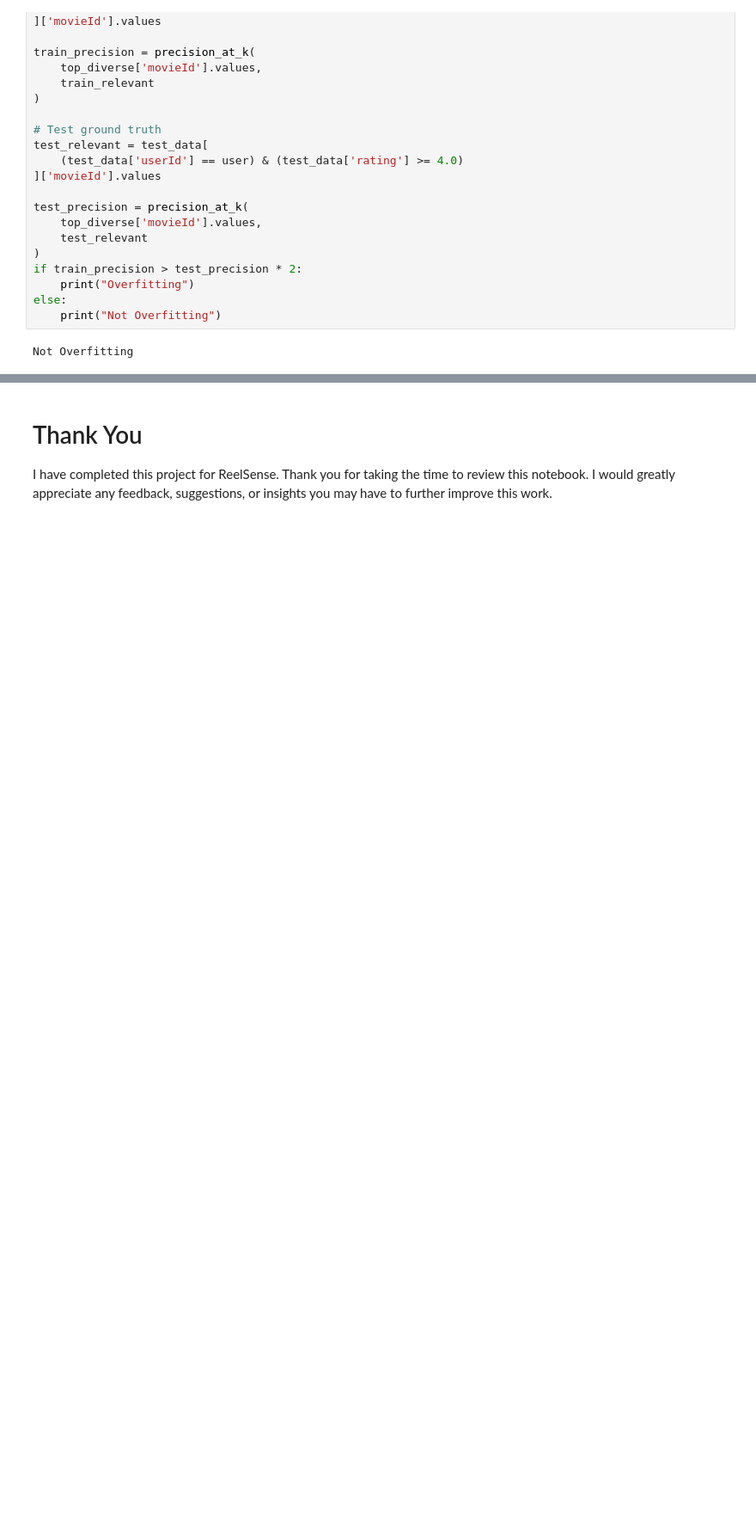
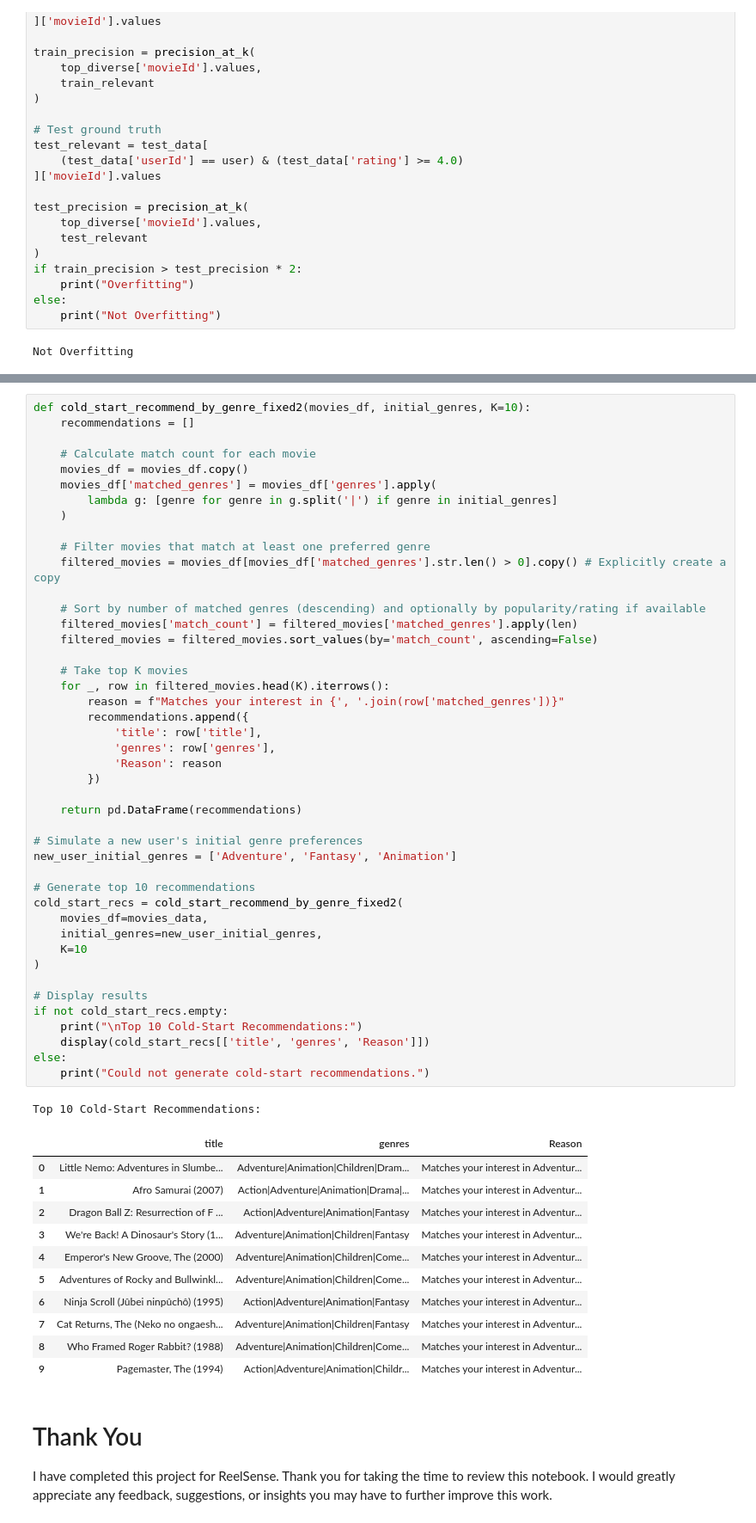
Before and after one commit to dhanashrishah1306-svg/Hackathon_-Brain_Dead-, a Jupyter notebook: Copy_of_Brain_Dead.ipynb, the cells around one changed output, grey strips where cells are left out. Shown at 86% size. Drawn from its saved outputs; the diff is of its cells as text; blank space fills up the shorter version.

Commit message:
Added cold-start function

```diff
--- a/Copy_of_Brain_Dead.ipynb
+++ b/Copy_of_Brain_Dead.ipynb
@@ -1162,3 +1174,60 @@ Not Overfitting
+# %%
+def cold_start_recommend_by_genre_fixed2(movies_df, initial_genres, K=10):
+    recommendations = []
+
+    # Calculate match count for each movie
+    movies_df = movies_df.copy()
+    movies_df['matched_genres'] = movies_df['genres'].apply(
+        lambda g: [genre for genre in g.split('|') if genre in initial_genres]
+    )
+
+    # Filter movies that match at least one preferred genre
+    filtered_movies = movies_df[movies_df['matched_genres'].str.len() > 0].copy() # Explicitly create a copy
+
+    # Sort by number of matched genres (descending) and optionally by popularity/rating if available
+    filtered_movies['match_count'] = filtered_movies['matched_genres'].apply(len)
+    filtered_movies = filtered_movies.sort_values(by='match_count', ascending=False)
+
+    # Take top K movies
+    for _, row in filtered_movies.head(K).iterrows():
+        reason = f"Matches your interest in {', '.join(row['matched_genres'])}"
+        recommendations.append({
+            'title': row['title'],
+            'genres': row['genres'],
+            'Reason': reason
+        })
+
+    return pd.DataFrame(recommendations)
+
+# Simulate a new user's initial genre preferences
+new_user_initial_genres = ['Adventure', 'Fantasy', 'Animation']
+
+# Generate top 10 recommendations
+cold_start_recs = cold_start_recommend_by_genre_fixed2(
+    movies_df=movies_data,
+    initial_genres=new_user_initial_genres,
+    K=10
+)
+
+# Display results
+if not cold_start_recs.empty:
+    print("\nTop 10 Cold-Start Recommendations:")
+    display(cold_start_recs[['title', 'genres', 'Reason']])
+else:
+    print("Could not generate cold-start recommendations.")
+# %% [output]
+Top 10 Cold-Start Recommendations:
+|  | title | genres | Reason |
+| 0 | Little Nemo: Adventures in Slumbe... | Adventure|Animation|Children|Dram... | Matches your interest in Adventur... |
+| 1 | Afro Samurai (2007) | Action|Adventure|Animation|Drama|... | Matches your interest in Adventur... |
+| 2 | Dragon Ball Z: Resurrection of F ... | Action|Adventure|Animation|Fantasy | Matches your interest in Adventur... |
+| 3 | We're Back! A Dinosaur's Story (1... | Adventure|Animation|Children|Fantasy | Matches your interest in Adventur... |
+| 4 | Emperor's New Groove, The (2000) | Adventure|Animation|Children|Come... | Matches your interest in Adventur... |
+| 5 | Adventures of Rocky and Bullwinkl... | Adventure|Animation|Children|Come... | Matches your interest in Adventur... |
+| 6 | Ninja Scroll (Jûbei ninpûchô) (1995) | Action|Adventure|Animation|Fantasy | Matches your interest in Adventur... |
+| 7 | Cat Returns, The (Neko no ongaesh... | Adventure|Animation|Children|Fantasy | Matches your interest in Adventur... |
+| 8 | Who Framed Roger Rabbit? (1988) | Adventure|Animation|Children|Come... | Matches your interest in Adventur... |
+| 9 | Pagemaster, The (1994) | Action|Adventure|Animation|Childr... | Matches your interest in Adventur... |
 # %% [markdown]
 # Thank You
 I have completed this project for ReelSense. Thank you for taking the time to review this notebook. I would greatly appreciate any feedback, suggestions, or insights you may have to further improve this work.
```
Also changed, not shown: parts of 4 cells of this notebook.
